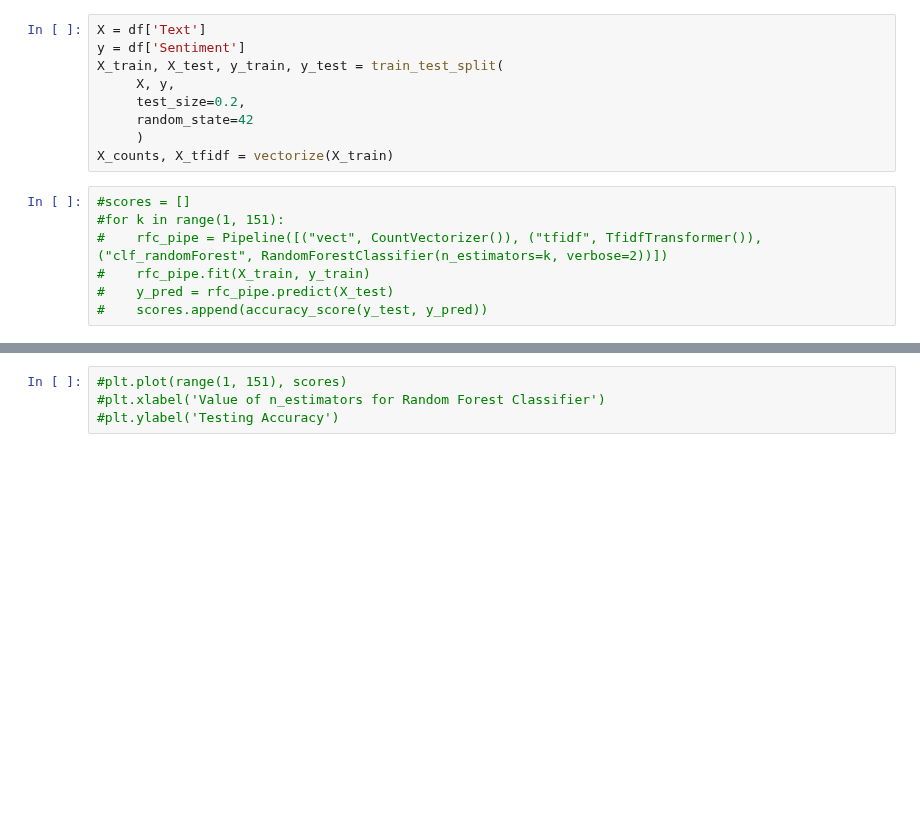
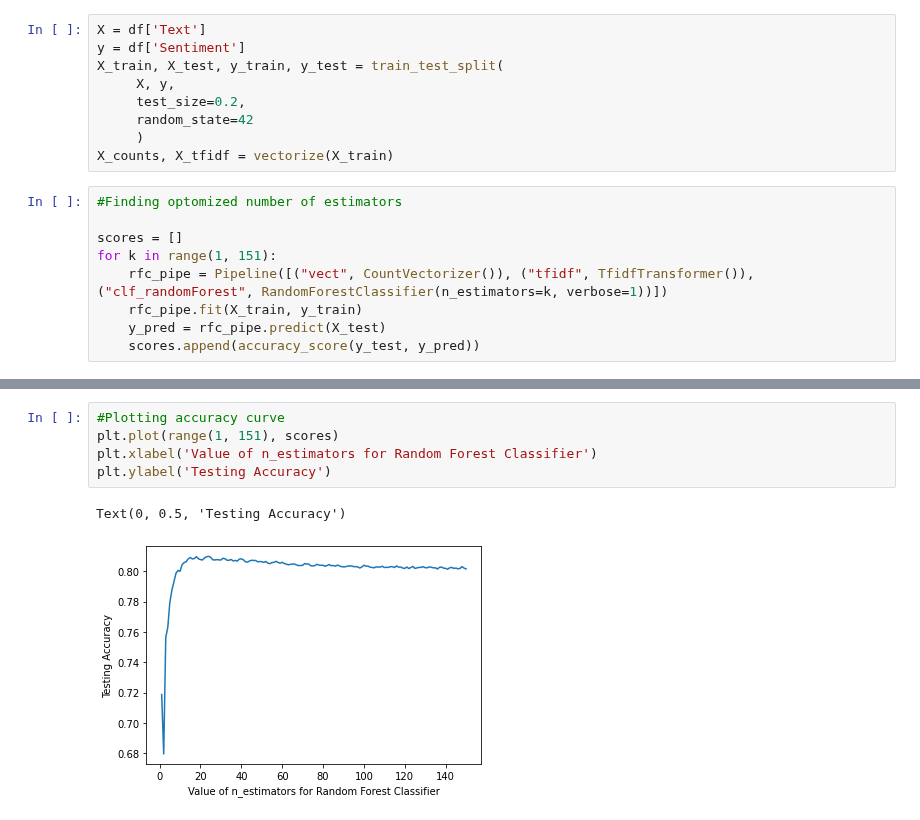
Before and after one commit to COGS118A/Group027-Sp22, a Jupyter notebook: models/RFC.ipynb, the cells around one changed output, grey strips where cells are left out. Saved outputs shown, nothing was run; the diff lists cells and outputs as text; blank space fills up the shorter version.

```diff
--- a/models/RFC.ipynb
+++ b/models/RFC.ipynb
@@ -36,9 +44,11 @@ X_train, X_test, y_train, y_test = train_test_split(
      )
 X_counts, X_tfidf = vectorize(X_train)
 # %%
-#scores = []
-#for k in range(1, 151):
-#    rfc_pipe = Pipeline([("vect", CountVectorizer()), ("tfidf", TfidfTransformer()), ("clf_randomForest", RandomForestClassifier(n_estimators=k, verbose=2))])
-#    rfc_pipe.fit(X_train, y_train)
-#    y_pred = rfc_pipe.predict(X_test)
-#    scores.append(accuracy_score(y_test, y_pred))
+#Finding optomized number of estimators
+
+scores = []
+for k in range(1, 151):
+    rfc_pipe = Pipeline([("vect", CountVectorizer()), ("tfidf", TfidfTransformer()), ("clf_randomForest", RandomForestClassifier(n_estimators=k, verbose=1))])
+    rfc_pipe.fit(X_train, y_train)
+    y_pred = rfc_pipe.predict(X_test)
+    scores.append(accuracy_score(y_test, y_pred))
@@ -45,4 +101,8 @@ X_counts, X_tfidf = vectorize(X_train)
 # %%
-#plt.plot(range(1, 151), scores)
-#plt.xlabel('Value of n_estimators for Random Forest Classifier')
-#plt.ylabel('Testing Accuracy')
+#Plotting accuracy curve
+plt.plot(range(1, 151), scores)
+plt.xlabel('Value of n_estimators for Random Forest Classifier')
+plt.ylabel('Testing Accuracy')
+# %% [output]
+Text(0, 0.5, 'Testing Accuracy')
+[figure, added]
```
Also changed, not shown: parts of 12 cells of this notebook, 4 other files.
